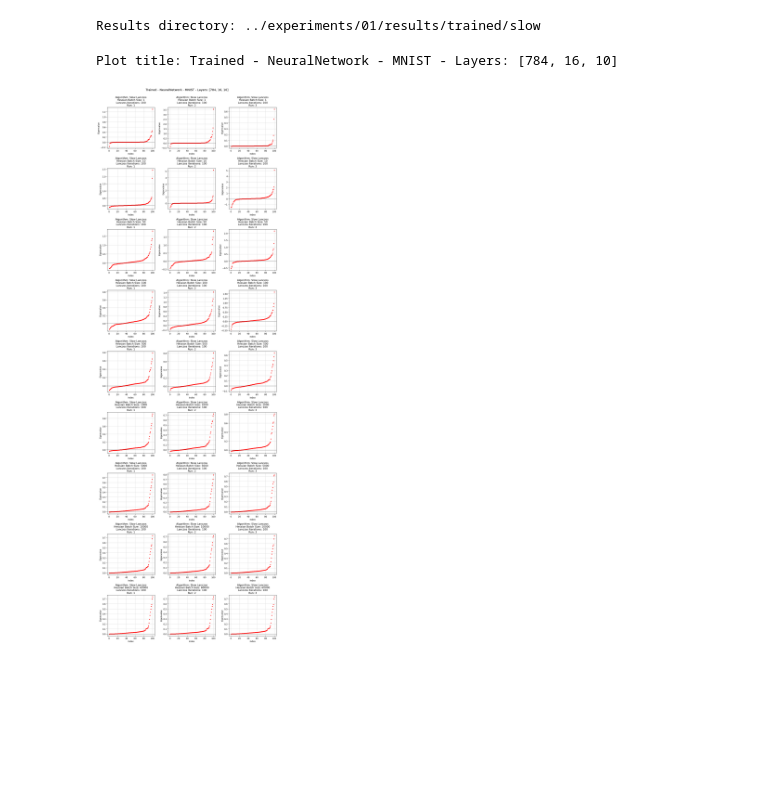
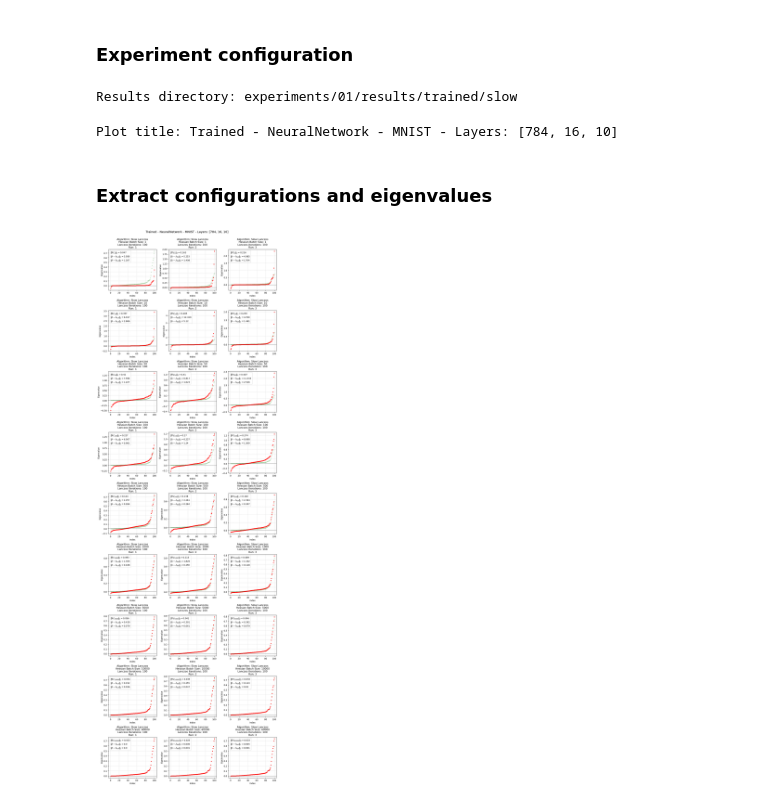
Before and after one commit to ilievanadezhda/spectral-properties-of-NN, a Jupyter notebook: notebooks/03_analyze_batch_size_effect.ipynb, the cells around one changed output. Drawn from its saved outputs; the diff is of its cells as text; code cells hidden in the pictures; blank space fills up the shorter version.

Commit message:
add gradient norm; add metric to compare distributions; add convnet

```diff
--- a/notebooks/03_analyze_batch_size_effect.ipynb
+++ b/notebooks/03_analyze_batch_size_effect.ipynb
@@ -9,11 +19,15 @@ import matplotlib.pyplot as plt
+# %% [markdown]
+### Experiment configuration
 # %%
 EXPERIMENT = "01"
 MODEL = "trained"
 LANCZOS = "slow"
 # get the results directory path
-results_dir = f"../experiments/{EXPERIMENT}/results/{MODEL}/{LANCZOS}"
+results_dir = f"experiments/{EXPERIMENT}/results/{MODEL}/{LANCZOS}"
 print(f"Results directory: {results_dir}")
+# load "groundtruth" eigenvalues
+full_eigenvalues = torch.load(os.path.join(results_dir, "HBS_60000/01_run/eigenvalues_iter_100.pt"))
 # %% [output]
-Results directory: ../experiments/01/results/trained/slow
+Results directory: experiments/01/results/trained/slow
 # %%
 # get model information from config file
@@ -22,6 +36,8 @@ plot_title = f"{MODEL.capitalize()} - {args.model_name} - {args.dataset} - Layer
 print(f"Plot title: {plot_title}")
 # %% [output]
 Plot title: Trained - NeuralNetwork - MNIST - Layers: [784, 16, 10]
+# %% [markdown]
+### Extract configurations and eigenvalues
 # %%
 # create lists to store configurations and data
 configs = []
@@ -39,6 +55,7 @@ for batch_dir in sorted(os.listdir(results_dir), key=lambda x: int(x.split('_')[
                     if file.startswith('eigenvalues_iter_100'):
                         iter_num = int(file.split('_')[-1].split('.')[0])
                         # load data
+                        gradient_norm = torch.load(os.path.join(run_path, f'gradient_norm_{iter_num}.npy'))
                         eigenvalues = torch.load(os.path.join(run_path, f'eigenvalues_iter_{iter_num}.pt'))
                         weights = torch.load(os.path.join(run_path, f'weights_iter_{iter_num}.pt'))
                         # store configuration and data
@@ -46,32 +63,43 @@ for batch_dir in sorted(os.listdir(results_dir), key=lambda x: int(x.split('_')[
                             'lanczos': LANCZOS,
                             'batch_size': batch_size,
                             'run_num': run_num,
-                            'iter_num': iter_num
+                            'iter_num': iter_num,
+                            'gradient_norm': gradient_norm,
+                            'L1 distance': lp_distance(torch.FloatTensor(eigenvalues), torch.FloatTensor(full_eigenvalues), 1).item(),
+                            'L2 distance': lp_distance(torch.FloatTensor(eigenvalues), torch.FloatTensor(full_eigenvalues), 2).item()
                         })
                         all_eigenvalues.append(eigenvalues)
 # %%
 # create subplot grid
 n_plots = len(configs)
-n_cols = 3  # You can adjust this
+n_cols = 3
 n_rows = (n_plots + n_cols - 1) // n_cols
 # create figure
 plt.figure(figsize=(4*n_cols, 4*n_rows))
 # create subplots
 for idx, (config, eigenvalues) in enumerate(zip(configs, all_eigenvalues)):
     plt.subplot(n_rows, n_cols, idx + 1)
     sorted_eigenvalues = np.sort(eigenvalues)
     x_indices = np.arange(1, len(sorted_eigenvalues) + 1)
+    plt.plot(x_indices, np.sort(full_eigenvalues), marker="o", linestyle="", color="green", markersize=3, alpha=0.2)
     plt.plot(x_indices, sorted_eigenvalues, marker="o", linestyle="", color="red", markersize=3)
-    plt.axhline(y=0, color='black', linestyle='-', linewidth=0.5)  # Add horizontal line at y=0
+    plt.axhline(y=0, color='black', linestyle='-', linewidth=0.5)  # add horizontal line at y=0
     plt.title(f"Algorithm: {config['lanczos'].capitalize()} Lanczos\nHessian Batch Size: {config['batch_size']}\nLanczos Iterations: {config['iter_num']}\nRun: {config['run_num']}")
-    plt.grid(True, alpha=0.5)
+    legend = [
+        Patch(facecolor='white', edgecolor='white', label=fr"$\| \nabla \mathcal{{L}}_{{ {config['batch_size'] }}} \|_2 = {np.round(config['gradient_norm'], 3)}$"),
+        Patch(facecolor='white', edgecolor='white', label=fr"$\| \lambda - \lambda_{{full}} \|_1 = {np.round(config['L1 distance'], 3)}$"),
+        Patch(facecolor='white', edgecolor='white', label=fr"$\| \lambda - \lambda_{{full}} \|_2 = {np.round(config['L2 distance'], 3)}$")
+        ]
+    plt.legend(handles=legend, loc='upper left', handlelength=0, handletextpad=0)
+    plt.grid(True, alpha=0.5, linestyle="--")
     plt.xlabel('Index')
     plt.ylabel('Eigenvalue')
 plt.tight_layout()
 plt.suptitle(plot_title, y=1.01, fontsize=14)
+plt.savefig(f"results/plots/batch size effect/{plot_title}.png")
 plt.show()
 # %% [output]
-[figure, old version]
+[figure, new version]
 # %%
 # create subplot grid
 n_plots = len(configs)
```
Also changed, not shown: parts of 4 cells of this notebook, 18 other files.
